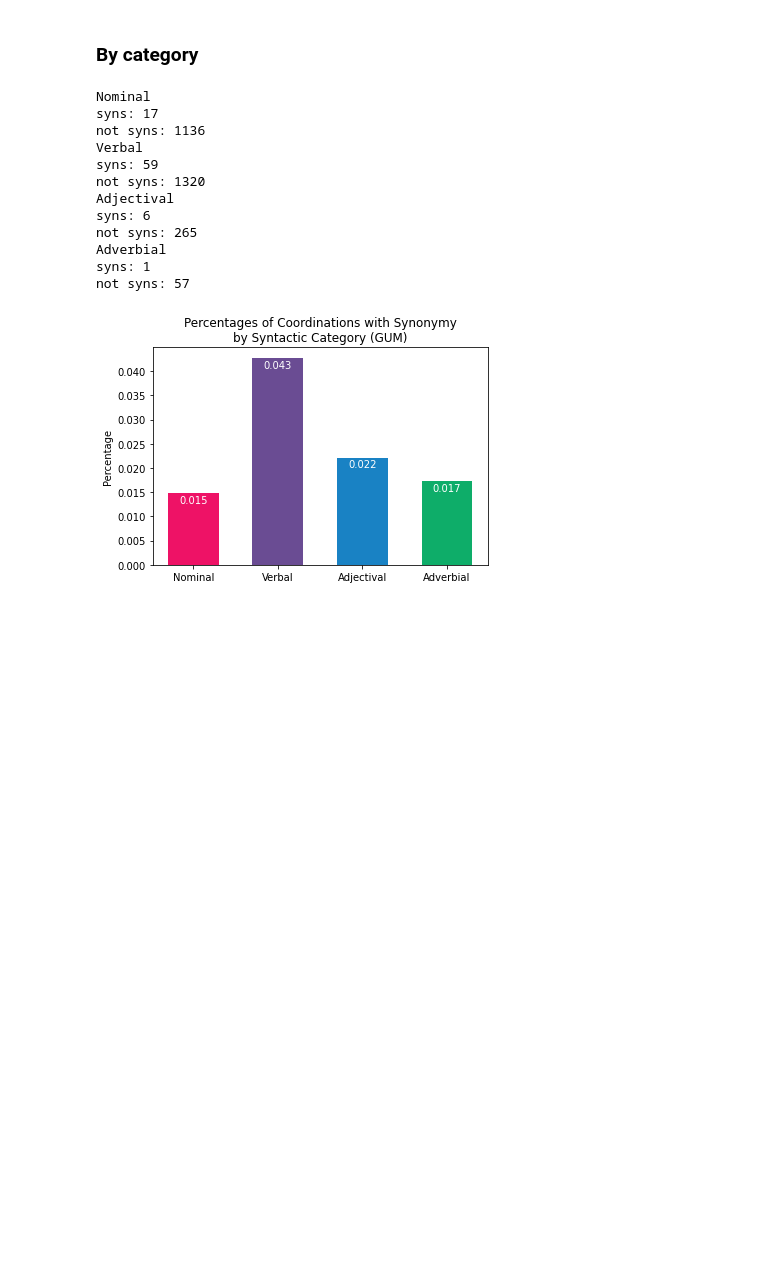
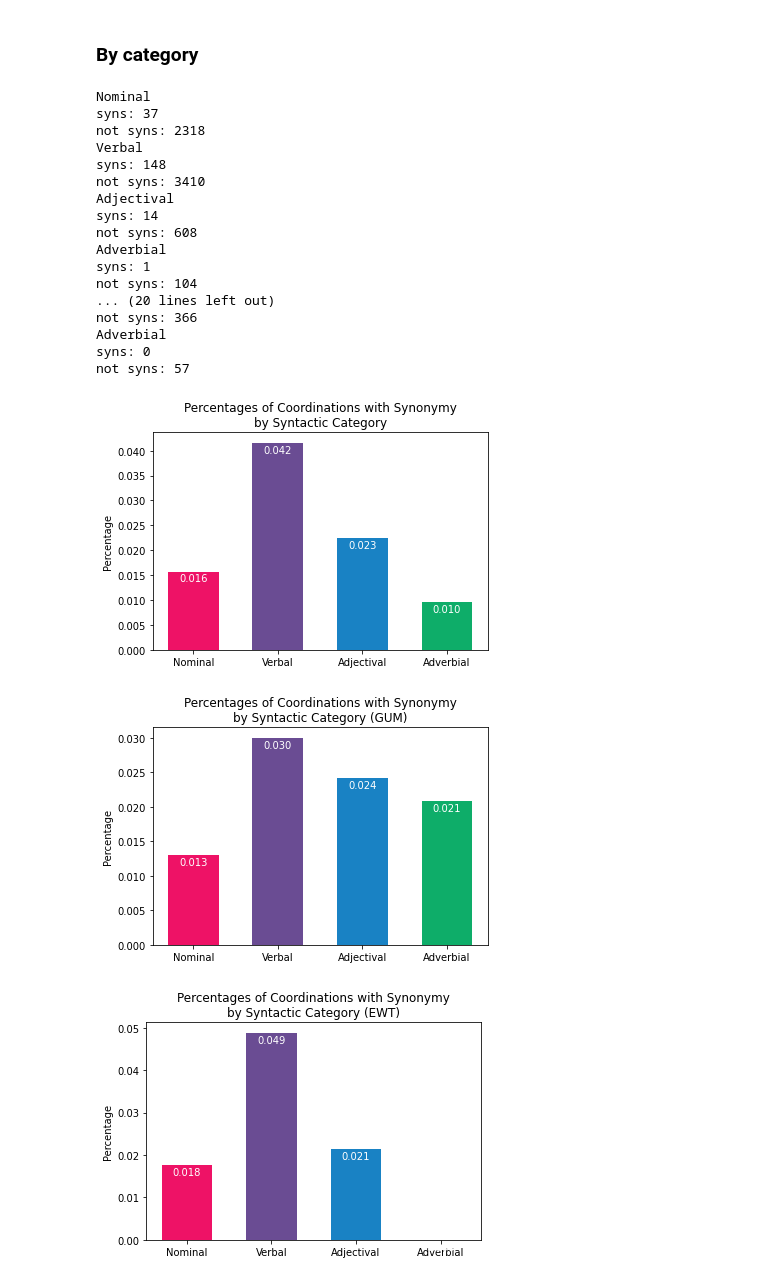
Before and after one commit to jkallini/SemanticCoordinationAnalysis, a Jupyter notebook: analysis.ipynb, the cells around one changed output. Cells and saved outputs as stored; diff of their text form; code cells hidden in the pictures; blank space fills up the shorter version.

```diff
--- a/analysis.ipynb
+++ b/analysis.ipynb
@@ -156,7 +195,7 @@ not syns: 7
 # %% [markdown]
 ### By category
 # %%
-def synonym_category_distribution(synonyms_df, source, outfile):
+def synonym_category_distribution(synonyms_df, outfile, source=None):
     labels = []
     syns_freqs = []
 
@@ -188,9 +227,15 @@ def synonym_category_distribution(synonyms_df, source, outfile):
     fig, ax = plt.subplots()
     rects1 = ax.bar(x, syns_freqs, width, color=CATEGORY_COLORS.values())
 
+    if source is not None:
+        title = 'Percentages of Coordinations with Synonymy\nby Syntactic Category ({})'.format(
+            source)
+    else:
+        title = 'Percentages of Coordinations with Synonymy\nby Syntactic Category'
+
     # Add some text for labels, title and custom x-axis tick labels, etc.
     ax.set_ylabel('Percentage')
-    ax.set_title('Percentages of Coordinations with Synonymy\nby Syntactic Category (' + source + ')')
+    ax.set_title(title)
     ax.set_xticks(x)
     ax.set_xticklabels(labels)
 
@@ -203,19 +248,28 @@ def synonym_category_distribution(synonyms_df, source, outfile):
                     ha='center', va='bottom', color='white')
 
     plt.savefig(outfile, bbox_inches='tight')
-# %%
-synonym_category_distribution(gum_synonymy_df, 'GUM', 'charts/GUM_synonymy_by_category.pdf')
-# %% [output]
-Nominal
-syns: 17
-not syns: 1136
-Verbal
-syns: 59
-not syns: 1320
-Adjectival
-syns: 6
-not syns: 265
-Adverbial
-syns: 1
-not syns: 57
-[figure, removed]
+# %%
+synonym_category_distribution(all_synonymy_df, 'charts/synonymy_by_category.pdf')
+synonym_category_distribution(gum_synonymy_df, 'charts/GUM_synonymy_by_category.pdf', source='GUM')
+synonym_category_distribution(ewt_synonymy_df, 'charts/EWT_synonymy_by_category.pdf', source='EWT')
+# %% [output]
+Nominal
+syns: 37
+not syns: 2318
+Verbal
+syns: 148
+not syns: 3410
+Adjectival
+syns: 14
+not syns: 608
+Adverbial
+syns: 1
+not syns: 104
+... (20 lines left out)
+not syns: 366
+Adverbial
+syns: 0
+not syns: 57
+[figure, added]
+[figure, added]
+[figure, added]
```
Also changed, not shown: parts of 8 cells of this notebook.
